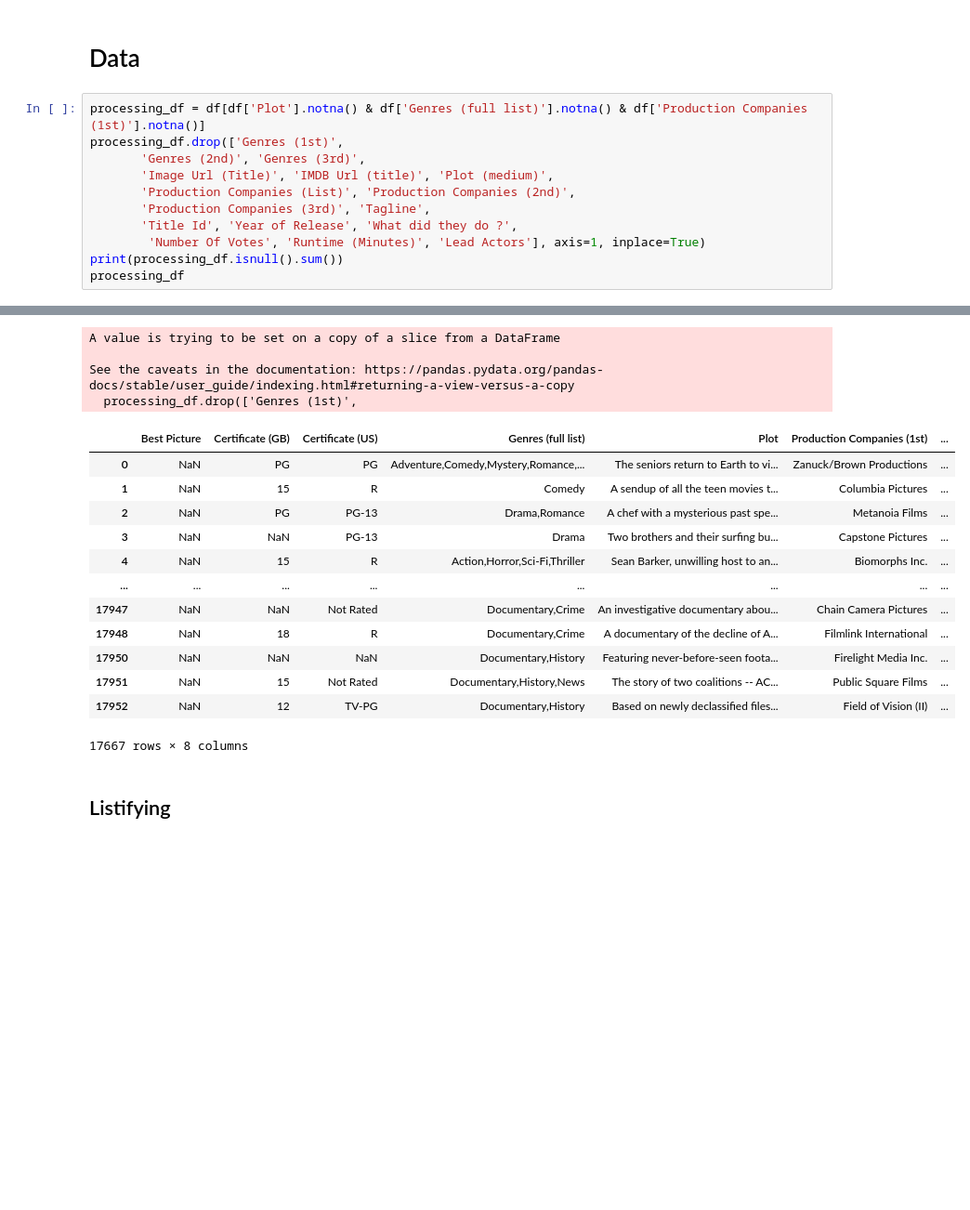
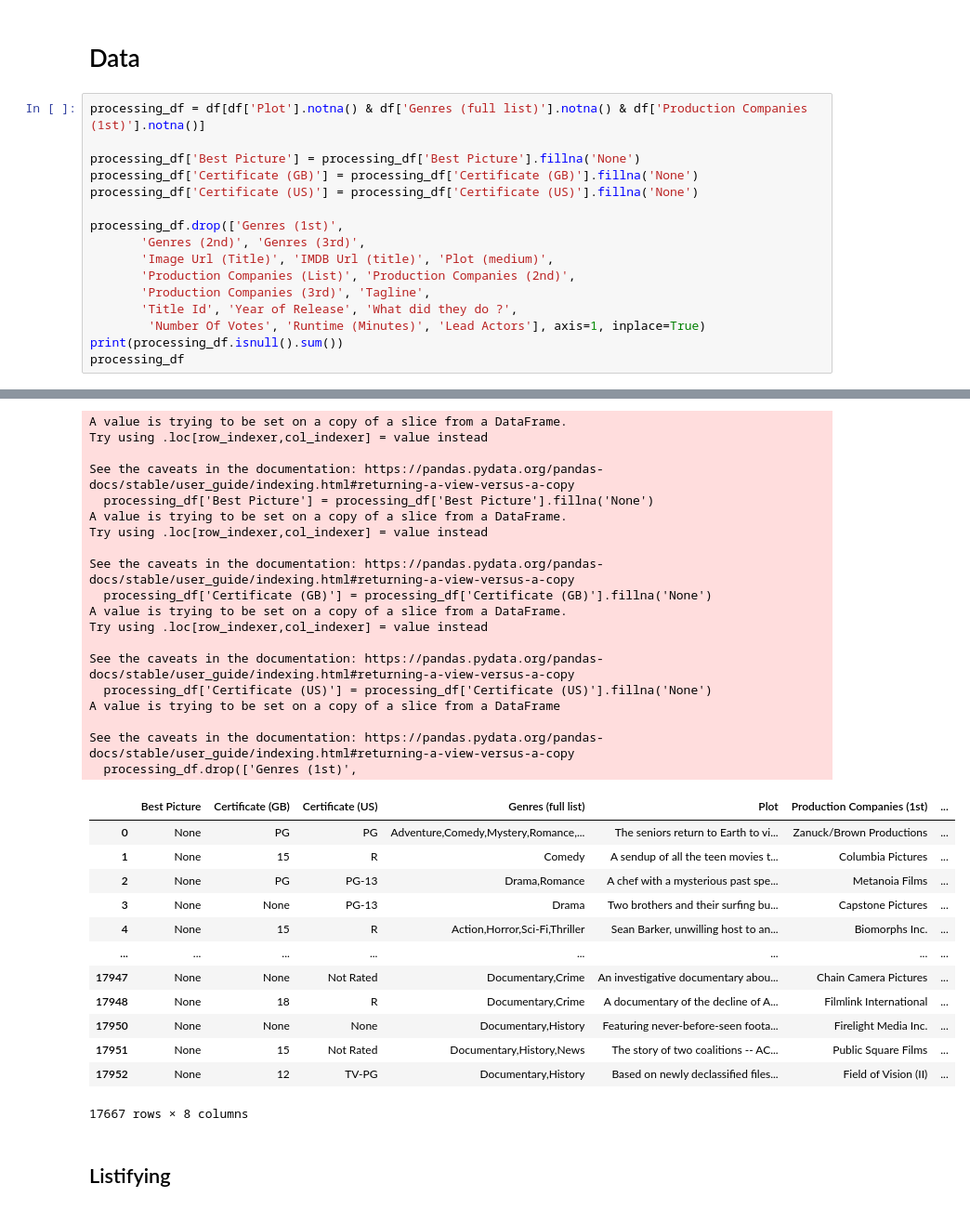
Before and after one commit to GameTL/IMDb-Curator, a Jupyter notebook: src/3ModelProcessing.ipynb, the cells around one changed output, grey strips where cells are left out. Shown: that part at 93% size. Cells and saved outputs as stored; diff of their text form; blank space fills up the shorter version.

Commit message:
most clean data as it gets

```diff
--- a/src/3ModelProcessing.ipynb
+++ b/src/3ModelProcessing.ipynb
@@ -50,6 +50,11 @@ dtype: int64
 # Data
 # %%
 processing_df = df[df['Plot'].notna() & df['Genres (full list)'].notna() & df['Production Companies (1st)'].notna()]
+
+processing_df['Best Picture'] = processing_df['Best Picture'].fillna('None')
+processing_df['Certificate (GB)'] = processing_df['Certificate (GB)'].fillna('None')
+processing_df['Certificate (US)'] = processing_df['Certificate (US)'].fillna('None')
+
 processing_df.drop(['Genres (1st)',
        'Genres (2nd)', 'Genres (3rd)',
        'Image Url (Title)', 'IMDB Url (title)', 'Plot (medium)',
@@ -71,20 +76,35 @@ IMDB Rating                       0
 dtype: int64
+A value is trying to be set on a copy of a slice from a DataFrame.
+Try using .loc[row_indexer,col_indexer] = value instead
+
+See the caveats in the documentation: https://pandas.pydata.org/pandas-docs/stable/user_guide/indexing.html#returning-a-view-versus-a-copy
+  processing_df['Best Picture'] = processing_df['Best Picture'].fillna('None')
+A value is trying to be set on a copy of a slice from a DataFrame.
+Try using .loc[row_indexer,col_indexer] = value instead
+
+See the caveats in the documentation: https://pandas.pydata.org/pandas-docs/stable/user_guide/indexing.html#returning-a-view-versus-a-copy
+  processing_df['Certificate (GB)'] = processing_df['Certificate (GB)'].fillna('None')
+A value is trying to be set on a copy of a slice from a DataFrame.
+Try using .loc[row_indexer,col_indexer] = value instead
+
+See the caveats in the documentation: https://pandas.pydata.org/pandas-docs/stable/user_guide/indexing.html#returning-a-view-versus-a-copy
+  processing_df['Certificate (US)'] = processing_df['Certificate (US)'].fillna('None')
 A value is trying to be set on a copy of a slice from a DataFrame
 
 See the caveats in the documentation: https://pandas.pydata.org/pandas-docs/stable/user_guide/indexing.html#returning-a-view-versus-a-copy
   processing_df.drop(['Genres (1st)',
 |  | Best Picture | Certificate (GB) | Certificate (US) | Genres (full list) | Plot | Production Companies (1st) | ... |
-| 0 | NaN | PG | PG | Adventure,Comedy,Mystery,Romance,... | The seniors return to Earth to vi... | Zanuck/Brown Productions | ... |
-| 1 | NaN | 15 | R | Comedy | A sendup of all the teen movies t... | Columbia Pictures | ... |
-| 2 | NaN | PG | PG-13 | Drama,Romance | A chef with a mysterious past spe... | Metanoia Films | ... |
-| 3 | NaN | NaN | PG-13 | Drama | Two brothers and their surfing bu... | Capstone Pictures | ... |
-| 4 | NaN | 15 | R | Action,Horror,Sci-Fi,Thriller | Sean Barker, unwilling host to an... | Biomorphs Inc. | ... |
+| 0 | None | PG | PG | Adventure,Comedy,Mystery,Romance,... | The seniors return to Earth to vi... | Zanuck/Brown Productions | ... |
+| 1 | None | 15 | R | Comedy | A sendup of all the teen movies t... | Columbia Pictures | ... |
+| 2 | None | PG | PG-13 | Drama,Romance | A chef with a mysterious past spe... | Metanoia Films | ... |
+| 3 | None | None | PG-13 | Drama | Two brothers and their surfing bu... | Capstone Pictures | ... |
+| 4 | None | 15 | R | Action,Horror,Sci-Fi,Thriller | Sean Barker, unwilling host to an... | Biomorphs Inc. | ... |
 | ... | ... | ... | ... | ... | ... | ... | ... |
-| 17947 | NaN | NaN | Not Rated | Documentary,Crime | An investigative documentary abou... | Chain Camera Pictures | ... |
-| 17948 | NaN | 18 | R | Documentary,Crime | A documentary of the decline of A... | Filmlink International | ... |
-| 17950 | NaN | NaN | NaN | Documentary,History | Featuring never-before-seen foota... | Firelight Media Inc. | ... |
-| 17951 | NaN | 15 | Not Rated | Documentary,History,News | The story of two coalitions -- AC... | Public Square Films | ... |
-| 17952 | NaN | 12 | TV-PG | Documentary,History | Based on newly declassified files... | Field of Vision (II) | ... |
+| 17947 | None | None | Not Rated | Documentary,Crime | An investigative documentary abou... | Chain Camera Pictures | ... |
+| 17948 | None | 18 | R | Documentary,Crime | A documentary of the decline of A... | Filmlink International | ... |
+| 17950 | None | None | None | Documentary,History | Featuring never-before-seen foota... | Firelight Media Inc. | ... |
+| 17951 | None | 15 | Not Rated | Documentary,History,News | The story of two coalitions -- AC... | Public Square Films | ... |
+| 17952 | None | 12 | TV-PG | Documentary,History | Based on newly declassified files... | Field of Vision (II) | ... |
 17667 rows × 8 columns
 # %% [markdown]
 ## Listifying
```
Also changed, not shown: parts of 6 cells of this notebook, 1 other file.
